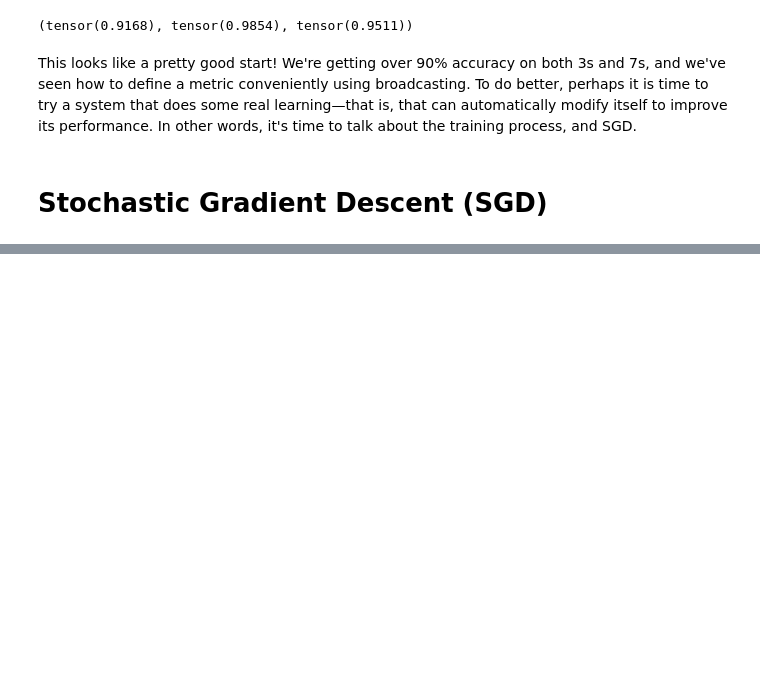
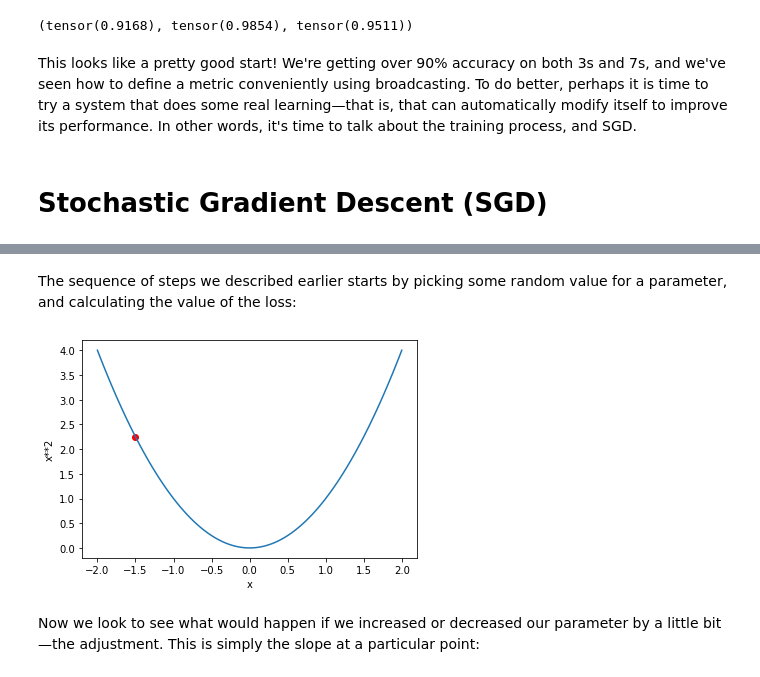
Before and after one commit to robertsaitov/DigitClassifier, a Jupyter notebook: DigitClassifier.ipynb, the cells around one changed output, grey strips where cells are left out. Drawn from its saved outputs; the diff is of its cells as text; code cells hidden in the pictures; blank space fills up the shorter version.

```diff
--- a/DigitClassifier.ipynb
+++ b/DigitClassifier.ipynb
@@ -245,0 +276,9 @@ To do better, perhaps it is time to try a system that does some real learning—
+# %% [markdown]
+The sequence of steps we described earlier starts by picking some random value for a parameter, and calculating the value of the loss:
+# %%
+plot_function(f, 'x', 'x**2')
+plt.scatter(-1.5, f(-1.5), color='red');
+# %% [output]
+[figure, added]
+# %% [markdown]
+Now we look to see what would happen if we increased or decreased our parameter by a little bit—the adjustment. This is simply the slope at a particular point:
```
Also changed, not shown: parts of 28 cells of this notebook.
